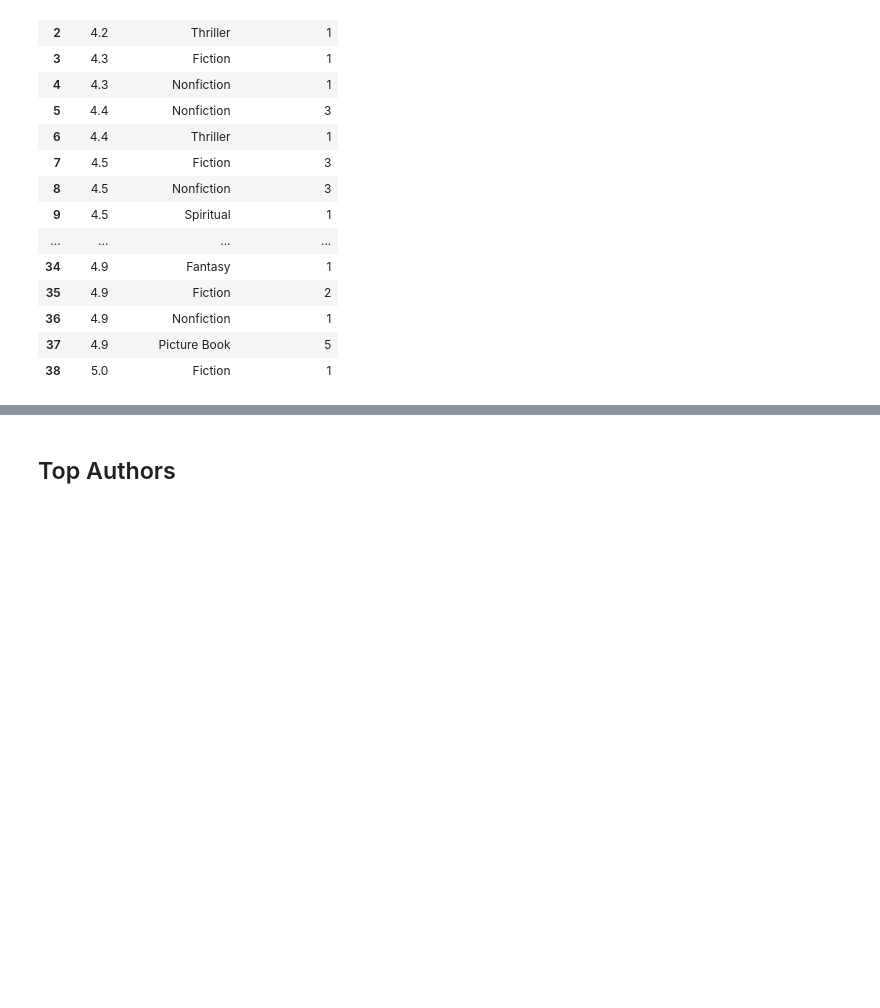
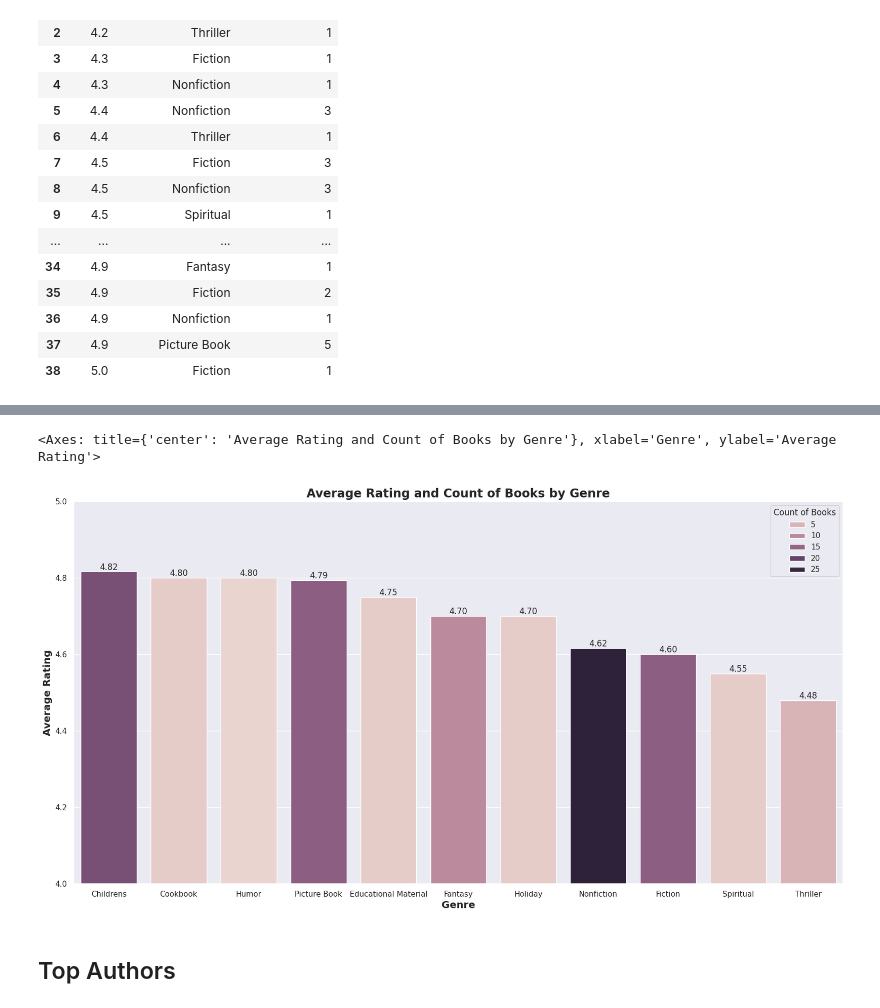
Before and after one commit to chloelecomte/TrendingBooks, a Jupyter notebook: TrendingBooks.ipynb, the cells around one changed output, grey strips where cells are left out. Cells and saved outputs as stored; diff of their text form; code cells hidden in the pictures; blank space fills up the shorter version.

```diff
--- a/TrendingBooks.ipynb
+++ b/TrendingBooks.ipynb
@@ -404,0 +403,17 @@ genre_rating_barplots = genre_rating.groupby('summarized genre').plot(
+# %%
+# average ratings by genre
+# use groupby to make genre rating table
+avg_genre_rating = books.groupby('summarized genre').agg(
+    {'rating':'mean',
+    'book title':'count'}
+)
+avg_genre_rating.columns = ['average rating', 'count of books']
+
+avg_genre_rating = avg_genre_rating.sort_values(
+    by = 'average rating',
+    ascending = False
+)
+
+avg_genre_rating = avg_genre_rating.reset_index()
+
+avg_genre_rating
@@ -405,3 +433,29 @@ genre_rating_barplots = genre_rating.groupby('summarized genre').plot(
+# %%
+# average rating and count of books by genre
+#sns.set(rc={'figure.figsize':(30,10)})
+fig, ax = plt.subplots(figsize=(20, 10))
+
+avg_genre_rating_barplot = sns.barplot(
+    avg_genre_rating,
+    x = 'summarized genre',
+    y = 'average rating',
+    hue = 'count of books'
+)
+
+plt.title('Average Rating and Count of Books by Genre', fontsize = 'x-large', weight = 'bold')
+plt.xlabel('Genre', fontsize = 'large', weight = 'bold')
+plt.ylabel('Average Rating', fontsize = 'large', weight = 'bold')
+plt.legend(title = 'Count of Books')
+plt.ylim(4,5) #limit the y axis range from 4 to 5 because all books are above 4 stars
+
+# add bar labels -- need to do this in a for loop because seaborn creates multiple containers based on hue
+for bars in ax.containers:
+    ax.bar_label(bars, fmt='%.2f')
+
+avg_genre_rating_barplot
+# %% [output]
+<Axes: title={'center': 'Average Rating and Count of Books by Genre'}, xlabel='Genre', ylabel='Average Rating'>
+[figure, added]
 # %% [markdown]
 ## Top Authors
 # %%
```
Also changed, not shown: parts of 8 cells of this notebook, 1 other file.
